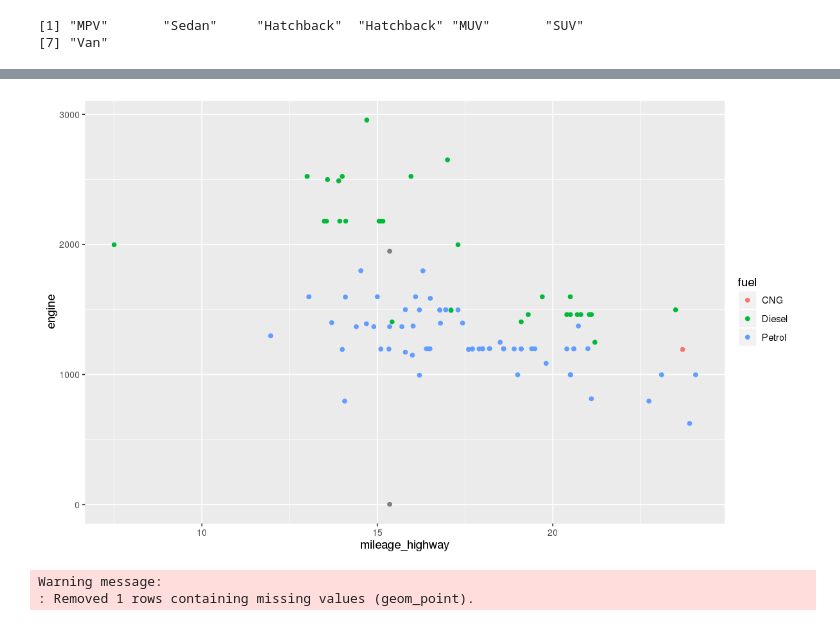
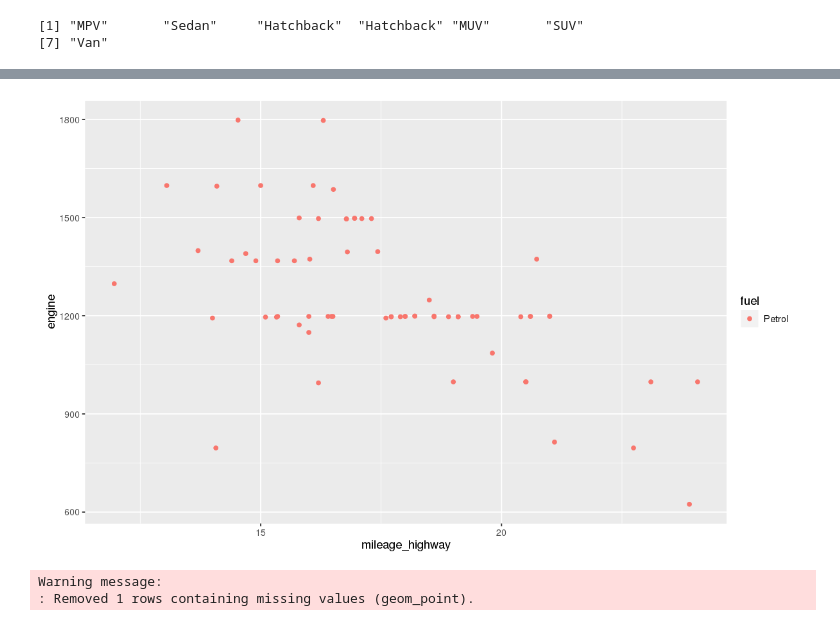
Before and after one commit to unnati-xyz/intro-R-data-science, a Jupyter notebook: cars/Explore.ipynb, the cells around one changed output, grey strips where cells are left out. Drawn from its saved outputs; the diff is of its cells as text; code cells hidden in the pictures.

```diff
--- a/cars/Explore.ipynb
+++ b/cars/Explore.ipynb
@@ -75,5 +71,5 @@ Warning message:
 [figure]
 # %%
-ggplot(df,
+ggplot(filter(df, fuel == ' Petrol'),
  aes(mileage_highway, engine, color=fuel)) + geom_point()
 # %% [output]
@@ -82,4 +76,4 @@ Warning message:
-[figure, old version]
+[figure, new version]
 # %%
 ggplot(df,
  aes(mileage_city, price_in_1000, color=engine)) + geom_point() + ylim(c(0,1500))
```
Also changed, not shown: parts of 5 cells of this notebook, 3 other files.
